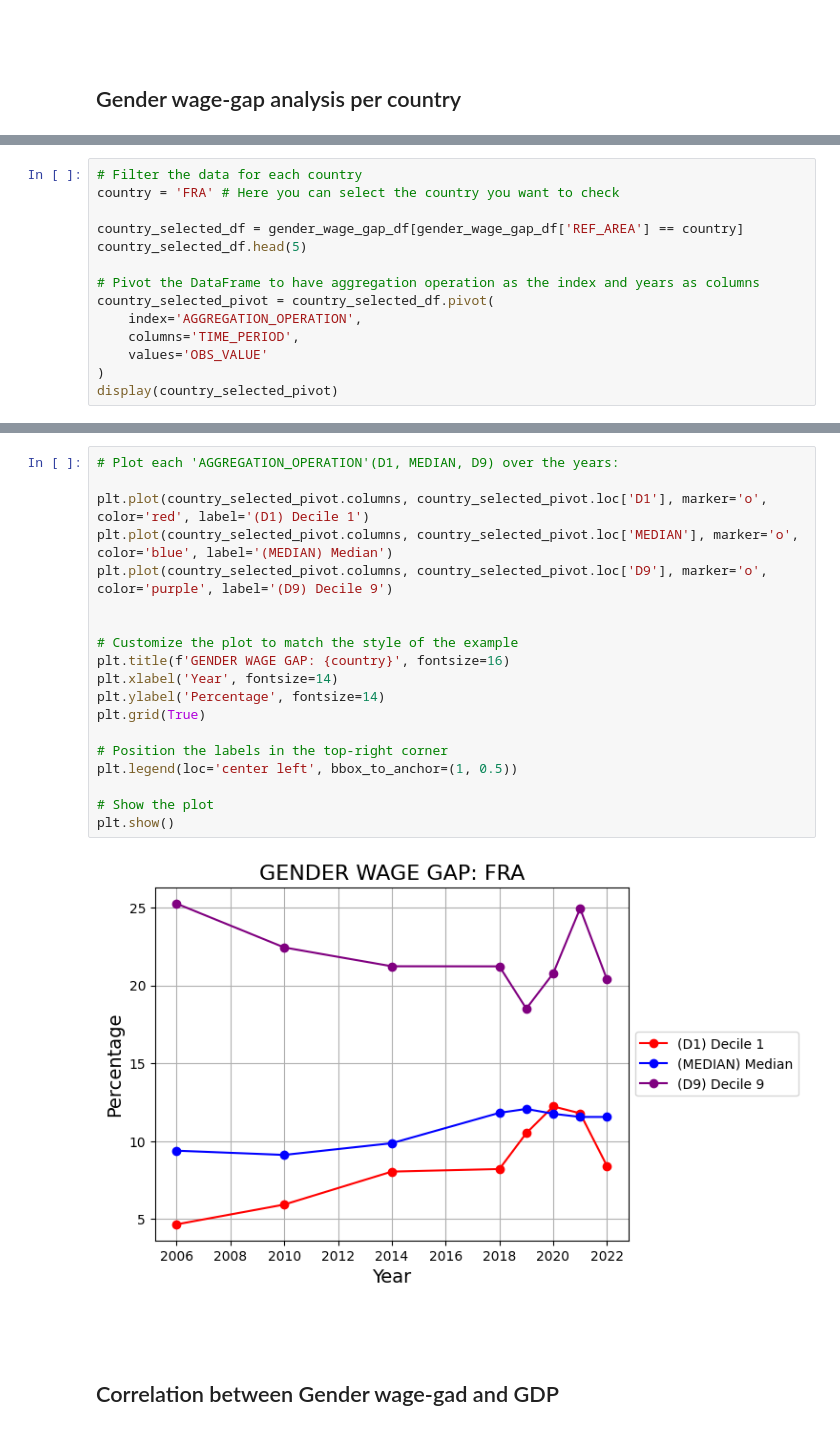
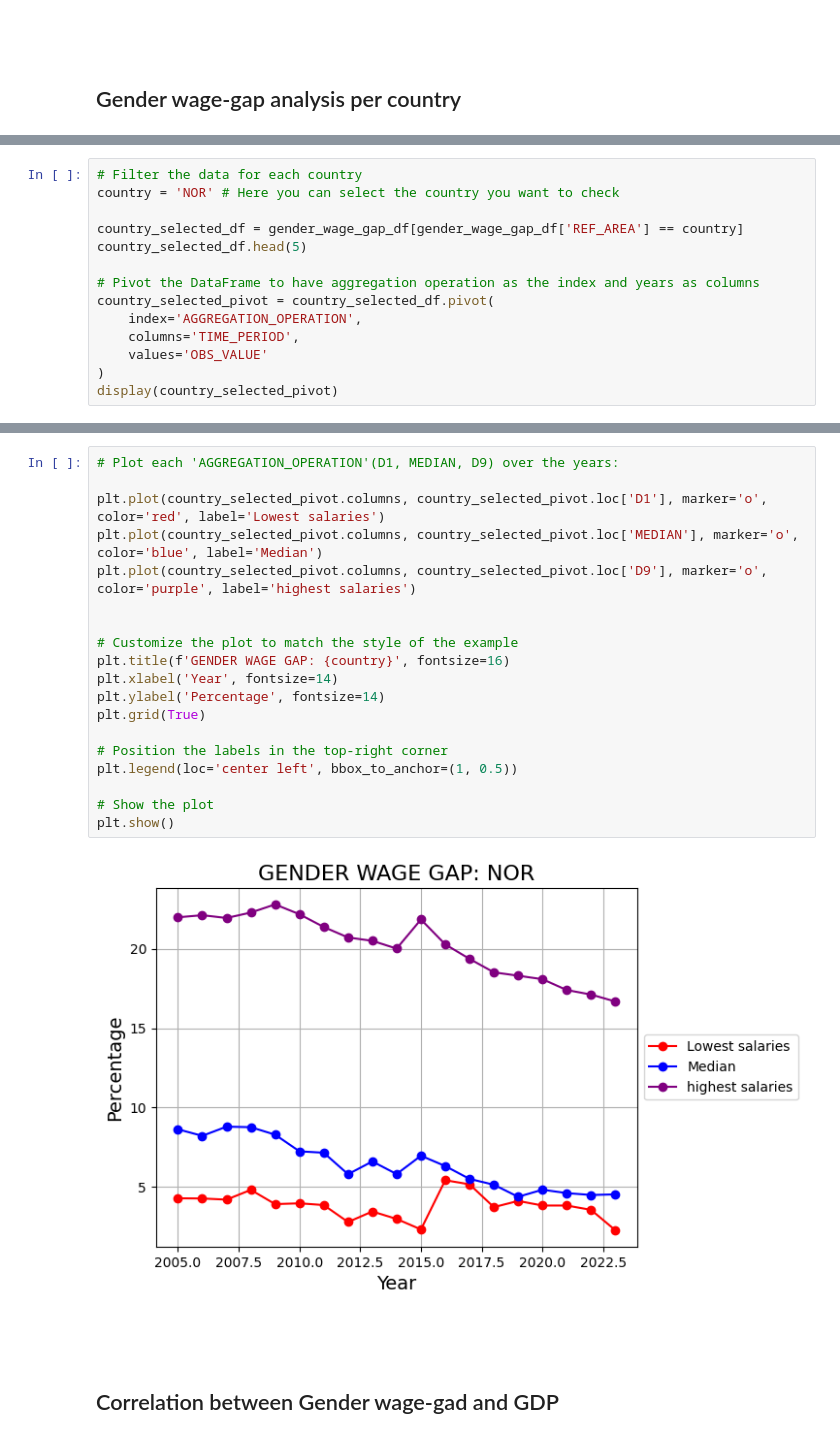
Before and after one commit to PaolaGaray/FirstProject, a Jupyter notebook: notebooks/load_and_clean_data_paola.ipynb, the cells around one changed output, grey strips where cells are left out. Drawn from its saved outputs; the diff is of its cells as text.

```diff
--- a/notebooks/load_and_clean_data_paola.ipynb
+++ b/notebooks/load_and_clean_data_paola.ipynb
@@ -128,7 +128,7 @@ gender_wage_gap_df.head(5)
 | 4 | 2007 | NOR | GWP | PT_WG_SAL_M_D | _Z | _Z | D9 | _T | ... |
 # %%
 # Filter the data for each country
-country = 'FRA' # Here you can select the country you want to check
+country = 'NOR' # Here you can select the country you want to check
 
 country_selected_df = gender_wage_gap_df[gender_wage_gap_df['REF_AREA'] == country]
 country_selected_df.head(5)
@@ -149,24 +149,24 @@ display(country_selected_pivot)
 # %%
 # Plot each 'AGGREGATION_OPERATION'(D1, MEDIAN, D9) over the years:
 
-plt.plot(country_selected_pivot.columns, country_selected_pivot.loc['D1'], marker='o', color='red', label='(D1) Decile 1')
-plt.plot(country_selected_pivot.columns, country_selected_pivot.loc['MEDIAN'], marker='o', color='blue', label='(MEDIAN) Median')
-plt.plot(country_selected_pivot.columns, country_selected_pivot.loc['D9'], marker='o', color='purple', label='(D9) Decile 9')
+plt.plot(country_selected_pivot.columns, country_selected_pivot.loc['D1'], marker='o', color='red', label='Lowest salaries')
+plt.plot(country_selected_pivot.columns, country_selected_pivot.loc['MEDIAN'], marker='o', color='blue', label='Median')
+plt.plot(country_selected_pivot.columns, country_selected_pivot.loc['D9'], marker='o', color='purple', label='highest salaries')
 
 
 # Customize the plot to match the style of the example
 plt.title(f'GENDER WAGE GAP: {country}', fontsize=16)
 plt.xlabel('Year', fontsize=14)
 plt.ylabel('Percentage', fontsize=14)
 plt.grid(True)
 
 # Position the labels in the top-right corner
 plt.legend(loc='center left', bbox_to_anchor=(1, 0.5))
 
 # Show the plot
 plt.show()
 # %% [output]
-[figure, old version]
+[figure, new version]
 # %% [markdown]
 <br>
 <br>
```
Also changed, not shown: parts of 3 cells of this notebook, 8 other files.
